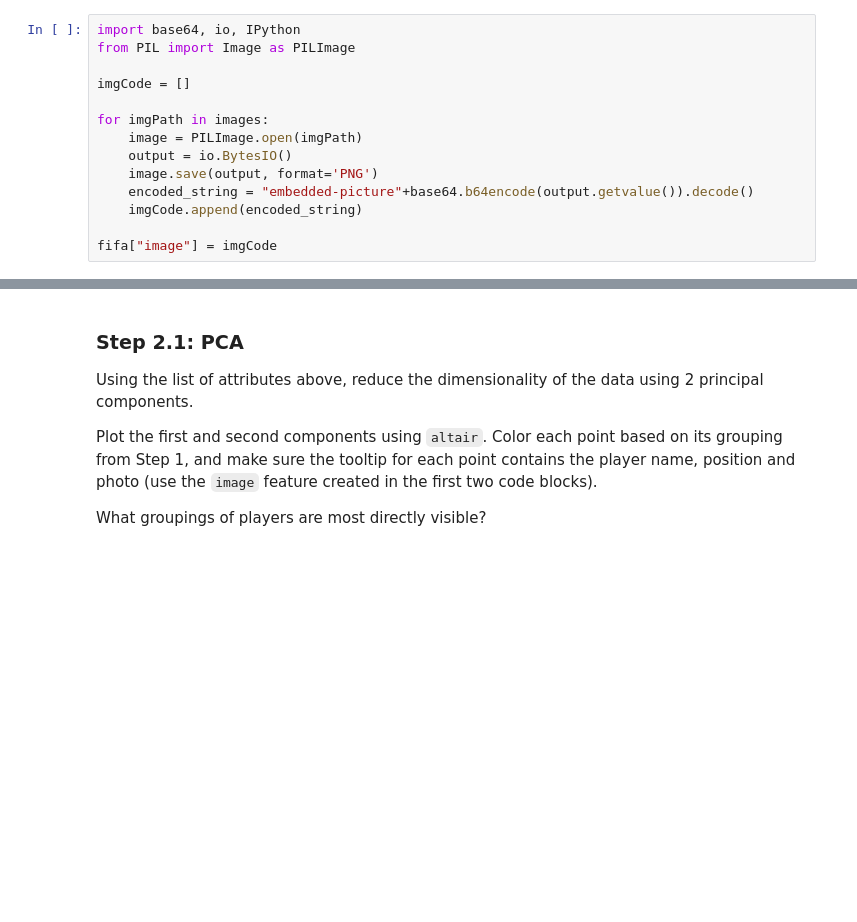
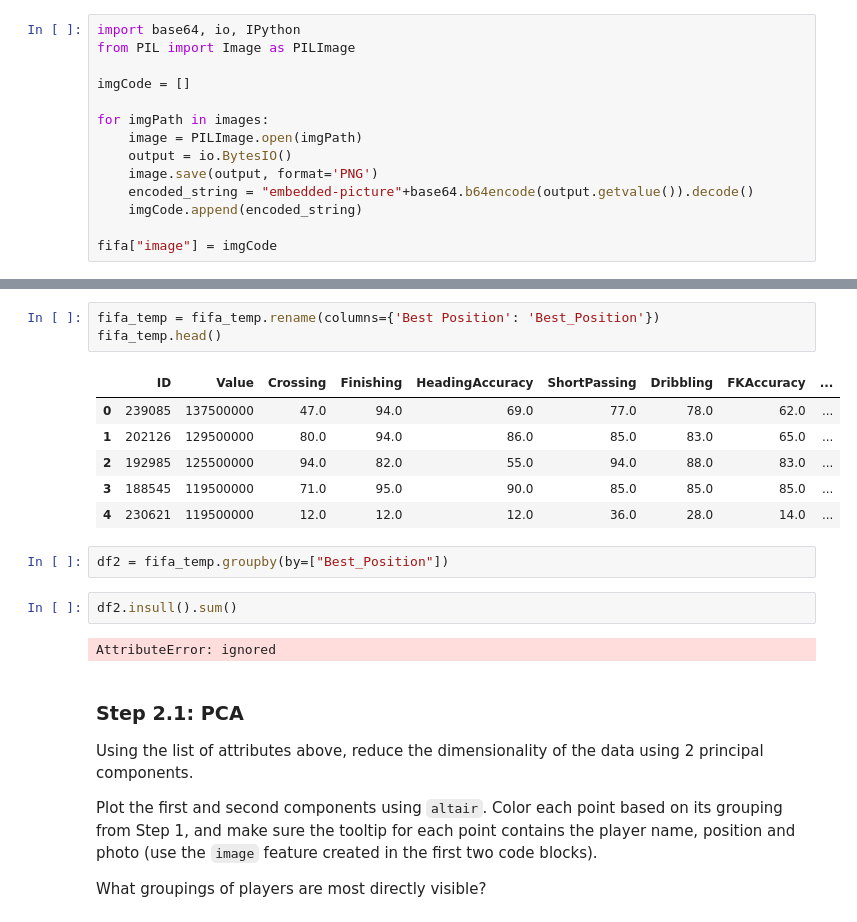
Before and after one commit to VishalShah1999/Visulization_ML, a Jupyter notebook: HW4_Dimensionality_Reduction.ipynb, the cells around one changed output, grey strips where cells are left out. Saved outputs shown, nothing was run; the diff lists cells and outputs as text; blank space fills up the shorter version.

```diff
--- a/HW4_Dimensionality_Reduction.ipynb
+++ b/HW4_Dimensionality_Reduction.ipynb
@@ -66,3 +130,19 @@ Below is a diagram of the soccer positions and their groupings.
+# %%
+fifa_temp = fifa_temp.rename(columns={'Best Position': 'Best_Position'})
+fifa_temp.head()
+# %% [output]
+|  | ID | Value | Crossing | Finishing | HeadingAccuracy | ShortPassing | Dribbling | FKAccuracy | ... |
+| 0 | 239085 | 137500000 | 47.0 | 94.0 | 69.0 | 77.0 | 78.0 | 62.0 | ... |
+| 1 | 202126 | 129500000 | 80.0 | 94.0 | 86.0 | 85.0 | 83.0 | 65.0 | ... |
+| 2 | 192985 | 125500000 | 94.0 | 82.0 | 55.0 | 94.0 | 88.0 | 83.0 | ... |
+| 3 | 188545 | 119500000 | 71.0 | 95.0 | 90.0 | 85.0 | 85.0 | 85.0 | ... |
+| 4 | 230621 | 119500000 | 12.0 | 12.0 | 12.0 | 36.0 | 28.0 | 14.0 | ... |
+# %%
+df2 = fifa_temp.groupby(by=["Best_Position"])
+# %%
+df2.insull().sum()
+# %% [output]
+AttributeError: ignored
 # %% [markdown]
 ### Step 2.1: PCA
 
```
Also changed, not shown: parts of 9 cells of this notebook.
